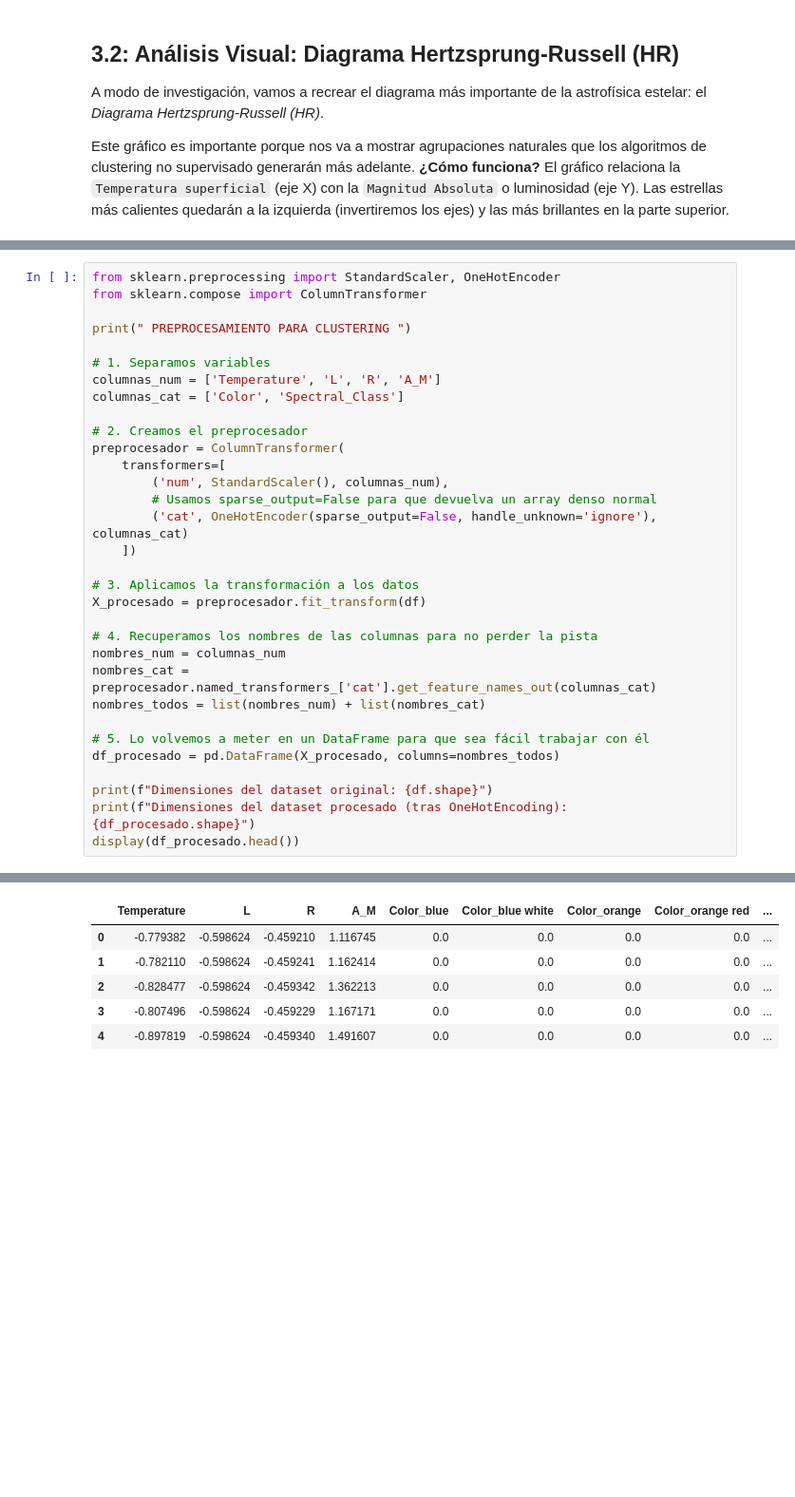
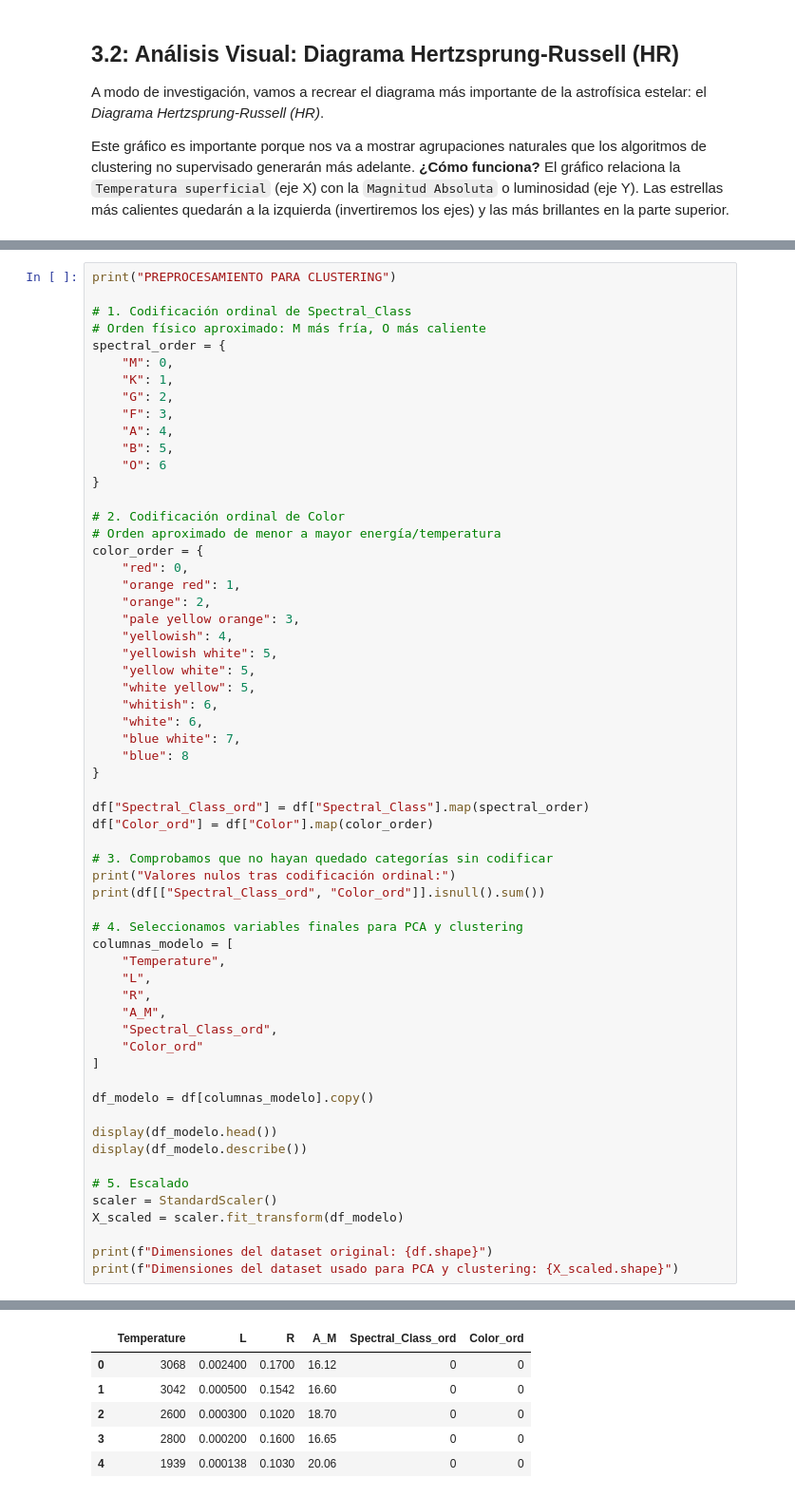
Before and after one commit to 100495927/Aprendizaje_Automatico_2, a Jupyter notebook: AA_P2_100495927_100472712.ipynb, the cells around one changed output, grey strips where cells are left out. Shown at 95% size. Cells and saved outputs as stored; diff of their text form; blank space fills up the shorter version.

```diff
--- a/AA_P2_100495927_100472712.ipynb
+++ b/AA_P2_100495927_100472712.ipynb
@@ -196,33 +190,61 @@ Los algoritmos de clustering que utilizaremos (K-Means, Jerárquico y DBSCAN) se
 # %%
-from sklearn.preprocessing import StandardScaler, OneHotEncoder
-from sklearn.compose import ColumnTransformer
+print("PREPROCESAMIENTO PARA CLUSTERING")
 
-print(" PREPROCESAMIENTO PARA CLUSTERING ")
+# 1. Codificación ordinal de Spectral_Class
+# Orden físico aproximado: M más fría, O más caliente
+spectral_order = {
+    "M": 0,
+    "K": 1,
+    "G": 2,
+    "F": 3,
+    "A": 4,
+    "B": 5,
+    "O": 6
+}
 
-# 1. Separamos variables
-columnas_num = ['Temperature', 'L', 'R', 'A_M']
-columnas_cat = ['Color', 'Spectral_Class']
+# 2. Codificación ordinal de Color
+# Orden aproximado de menor a mayor energía/temperatura
+color_order = {
+    "red": 0,
+    "orange red": 1,
+    "orange": 2,
+    "pale yellow orange": 3,
+    "yellowish": 4,
+    "yellowish white": 5,
+    "yellow white": 5,
+    "white yellow": 5,
+    "whitish": 6,
+    "white": 6,
+    "blue white": 7,
+    "blue": 8
+}
 
-# 2. Creamos el preprocesador
-preprocesador = ColumnTransformer(
-    transformers=[
-        ('num', StandardScaler(), columnas_num),
-        # Usamos sparse_output=False para que devuelva un array denso normal
-        ('cat', OneHotEncoder(sparse_output=False, handle_unknown='ignore'), columnas_cat)
-    ])
+df["Spectral_Class_ord"] = df["Spectral_Class"].map(spectral_order)
+df["Color_ord"] = df["Color"].map(color_order)
 
-# 3. Aplicamos la transformación a los datos
-X_procesado = preprocesador.fit_transform(df)
+# 3. Comprobamos que no hayan quedado categorías sin codificar
+print("Valores nulos tras codificación ordinal:")
+print(df[["Spectral_Class_ord", "Color_ord"]].isnull().sum())
 
-# 4. Recuperamos los nombres de las columnas para no perder la pista
-nombres_num = columnas_num
-nombres_cat = preprocesador.named_transformers_['cat'].get_feature_names_out(columnas_cat)
-nombres_todos = list(nombres_num) + list(nombres_cat)
+# 4. Seleccionamos variables finales para PCA y clustering
+columnas_modelo = [
+    "Temperature",
+    "L",
+    "R",
+    "A_M",
+    "Spectral_Class_ord",
+    "Color_ord"
+]
 
-# 5. Lo volvemos a meter en un DataFrame para que sea fácil trabajar con él
-df_procesado = pd.DataFrame(X_procesado, columns=nombres_todos)
+df_modelo = df[columnas_modelo].copy()
+
+display(df_modelo.head())
+display(df_modelo.describe())
+
+# 5. Escalado
+scaler = StandardScaler()
+X_scaled = scaler.fit_transform(df_modelo)
 
 print(f"Dimensiones del dataset original: {df.shape}")
-print(f"Dimensiones del dataset procesado (tras OneHotEncoding): {df_procesado.shape}")
-display(df_procesado.head())
+print(f"Dimensiones del dataset usado para PCA y clustering: {X_scaled.shape}")
 # %% [output]
@@ -232,6 +256,6 @@ Dimensiones del dataset procesado (tras OneHotEncoding): (240, 23)
-|  | Temperature | L | R | A_M | Color_blue | Color_blue white | Color_orange | Color_orange red | ... |
-| 0 | -0.779382 | -0.598624 | -0.459210 | 1.116745 | 0.0 | 0.0 | 0.0 | 0.0 | ... |
-| 1 | -0.782110 | -0.598624 | -0.459241 | 1.162414 | 0.0 | 0.0 | 0.0 | 0.0 | ... |
-| 2 | -0.828477 | -0.598624 | -0.459342 | 1.362213 | 0.0 | 0.0 | 0.0 | 0.0 | ... |
-| 3 | -0.807496 | -0.598624 | -0.459229 | 1.167171 | 0.0 | 0.0 | 0.0 | 0.0 | ... |
-| 4 | -0.897819 | -0.598624 | -0.459340 | 1.491607 | 0.0 | 0.0 | 0.0 | 0.0 | ... |
+|  | Temperature | L | R | A_M | Spectral_Class_ord | Color_ord |
+| 0 | 3068 | 0.002400 | 0.1700 | 16.12 | 0 | 0 |
+| 1 | 3042 | 0.000500 | 0.1542 | 16.60 | 0 | 0 |
+| 2 | 2600 | 0.000300 | 0.1020 | 18.70 | 0 | 0 |
+| 3 | 2800 | 0.000200 | 0.1600 | 16.65 | 0 | 0 |
+| 4 | 1939 | 0.000138 | 0.1030 | 20.06 | 0 | 0 |
```
Also changed, not shown: parts of 35 cells of this notebook.
